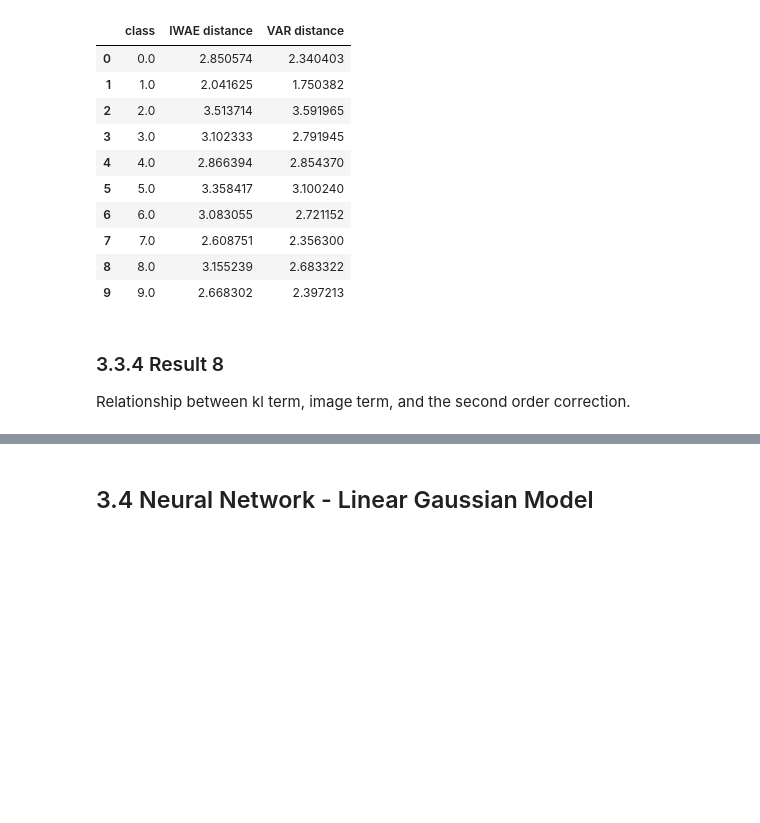
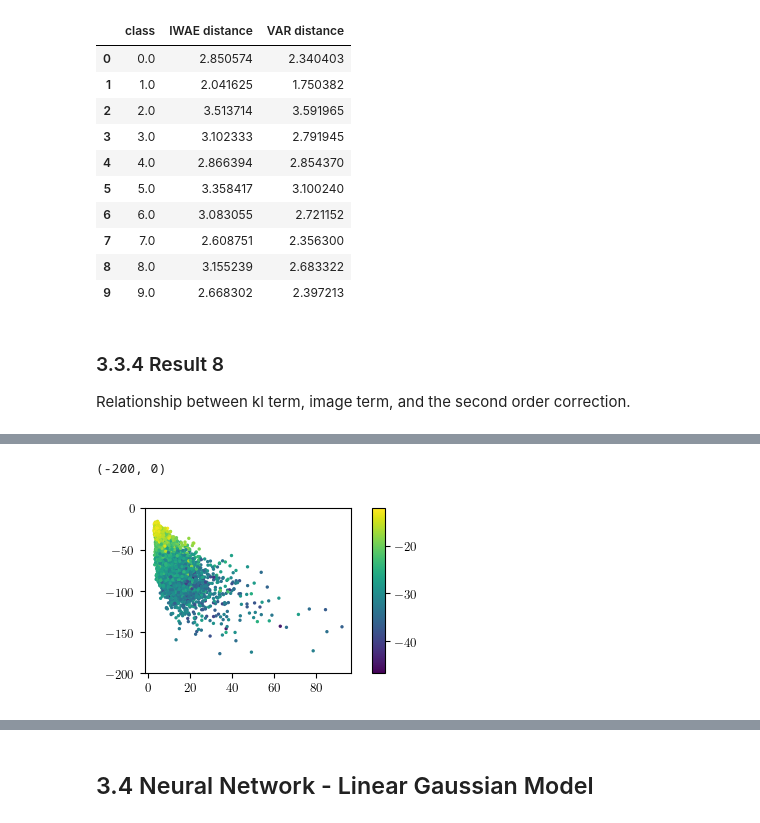
Before and after one commit to jasonrobwebster/2nd-order-vae, a Jupyter notebook: NIPS_results.ipynb, the cells around one changed output, grey strips where cells are left out. Cells and saved outputs as stored; diff of their text form; code cells hidden in the pictures; blank space fills up the shorter version.

```diff
--- a/NIPS_results.ipynb
+++ b/NIPS_results.ipynb
@@ -728,0 +740,7 @@ colorbar()
+# %%
+scatter(var_term, im_term, s=2, c=kl_term)
+colorbar()
+ylim(-200, 0)
+# %% [output]
+(-200, 0)
+[figure, added]
```
Also changed, not shown: parts of 5 cells of this notebook.
